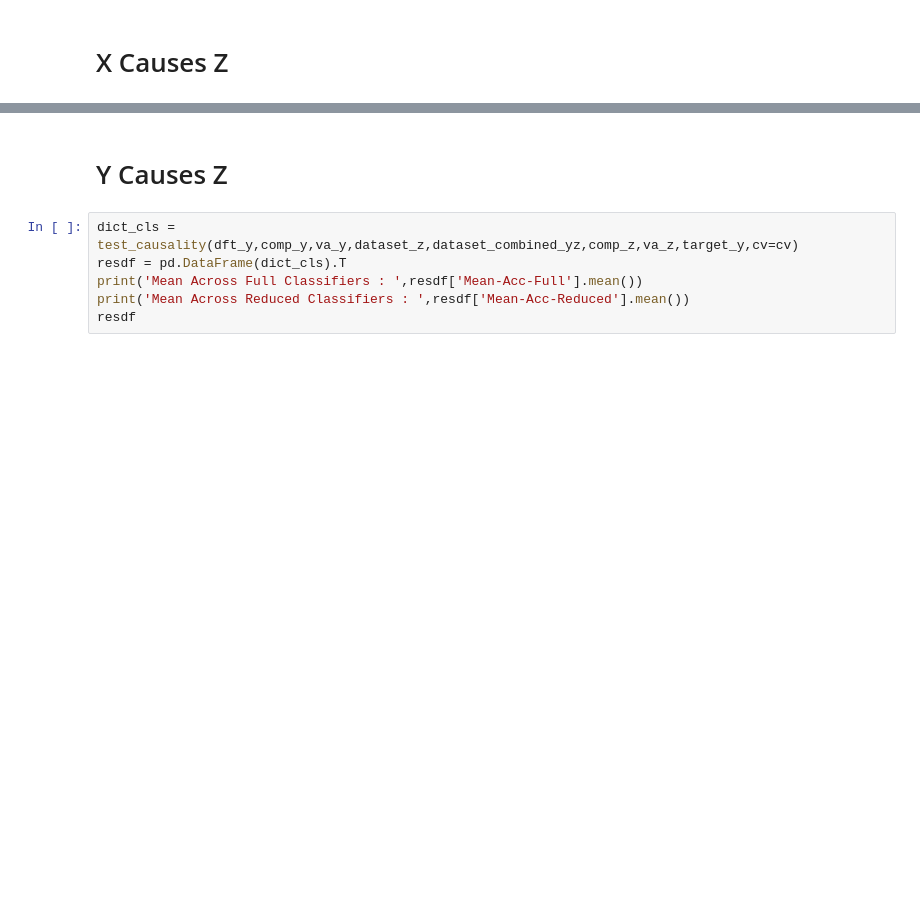
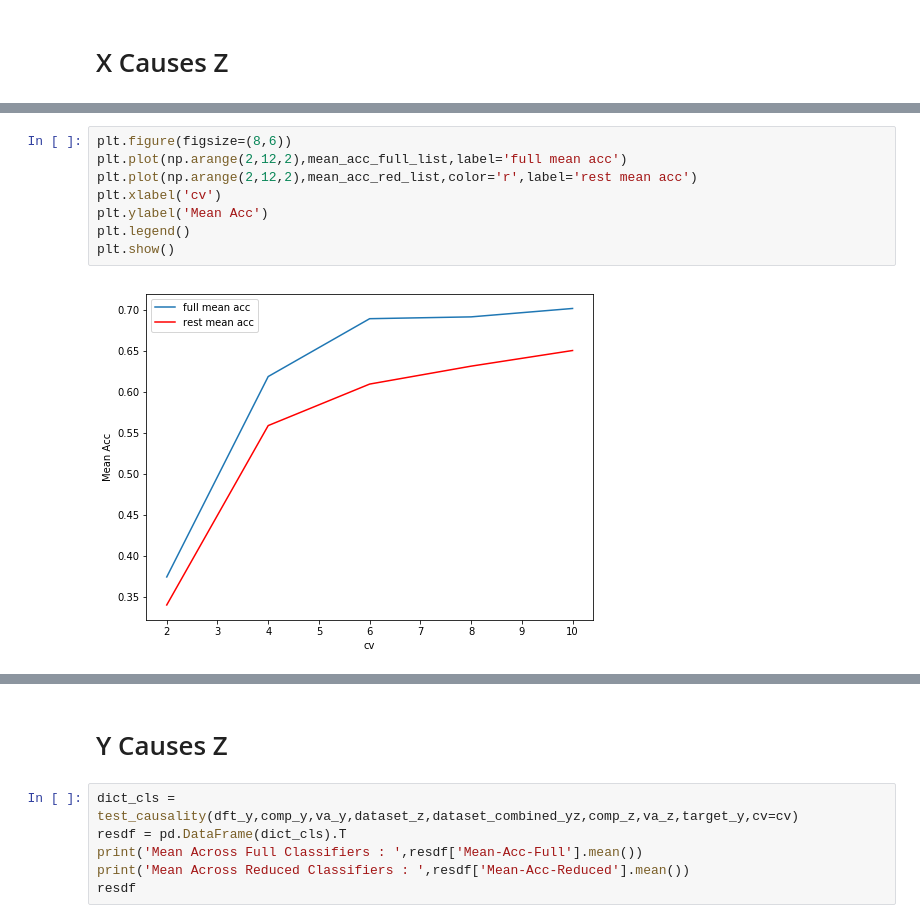
Before and after one commit to Husseinjd/DroneCrashDetection, a Jupyter notebook: granger/causality_analysis.ipynb, the cells around one changed output, grey strips where cells are left out. Drawn from its saved outputs; the diff is of its cells as text; blank space fills up the shorter version.

```diff
--- a/granger/causality_analysis.ipynb
+++ b/granger/causality_analysis.ipynb
@@ -228,0 +248,10 @@ Mean Across Reduced Classifiers :  0.5824163871158087
+# %%
+plt.figure(figsize=(8,6))
+plt.plot(np.arange(2,12,2),mean_acc_full_list,label='full mean acc')
+plt.plot(np.arange(2,12,2),mean_acc_red_list,color='r',label='rest mean acc')
+plt.xlabel('cv')
+plt.ylabel('Mean Acc')
+plt.legend()
+plt.show()
+# %% [output]
+[figure, added]
```
Also changed, not shown: parts of 25 cells of this notebook, 3 other files.
